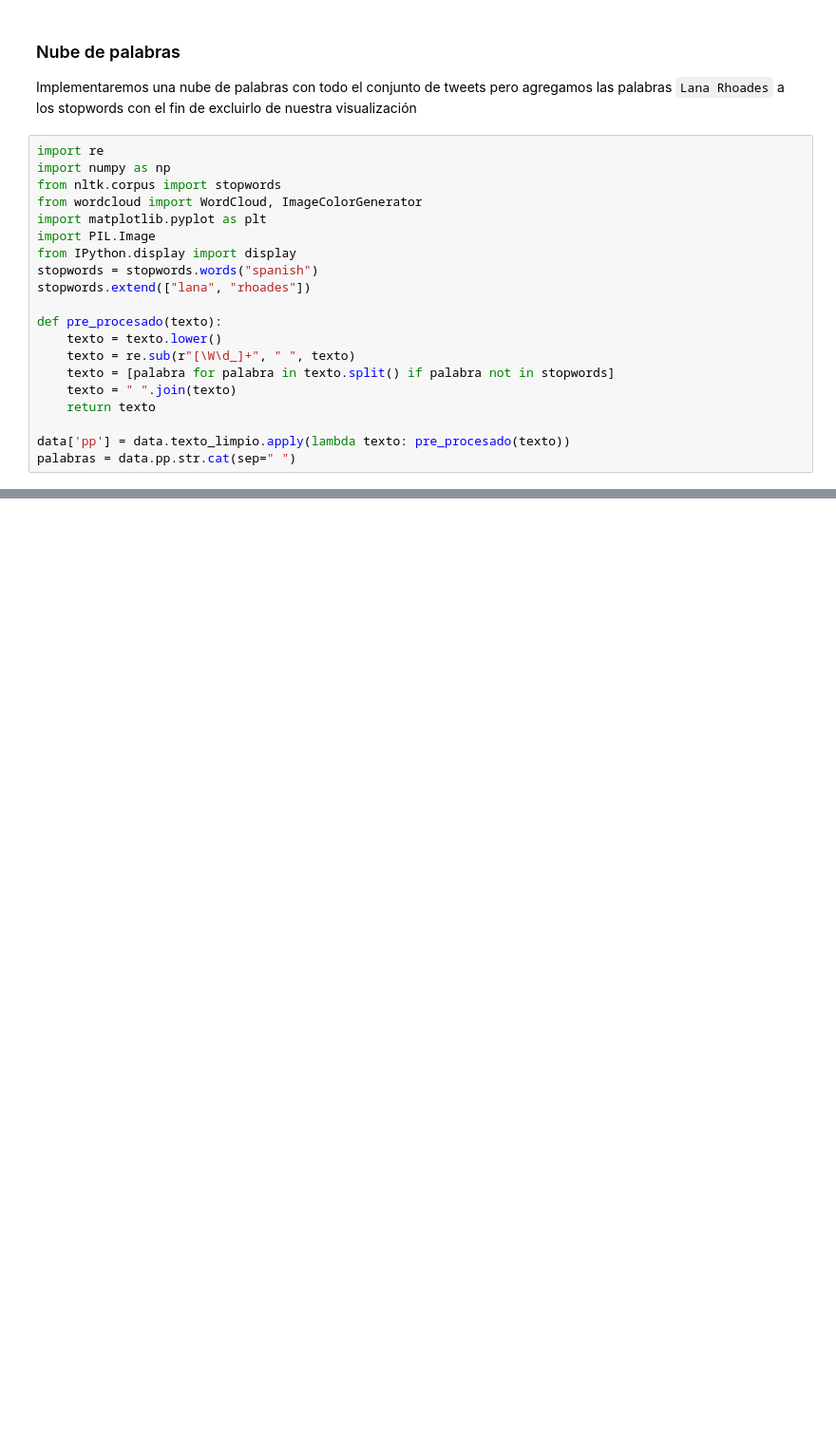
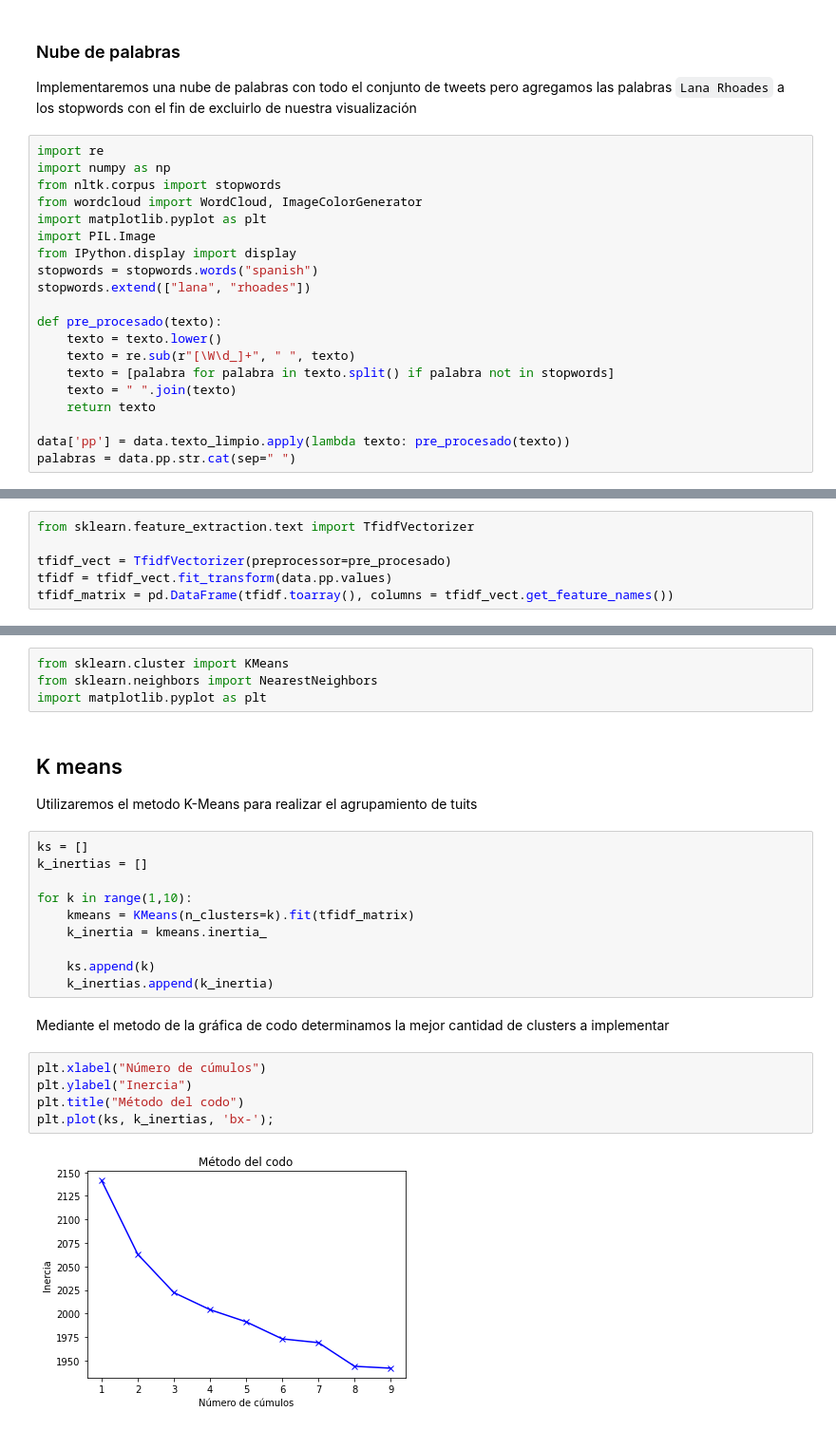
Before and after one commit to svargasg/KL-NLP, a Jupyter notebook: proyecto/proyecto.ipynb, the cells around one changed output, grey strips where cells are left out. Shown at 95% size. Saved outputs shown, nothing was run; the diff lists cells and outputs as text; blank space fills up the shorter version.

```diff
--- a/proyecto/proyecto.ipynb
+++ b/proyecto/proyecto.ipynb
@@ -247,0 +257,6 @@ plt.show()
+# %%
+from sklearn.feature_extraction.text import TfidfVectorizer
+
+tfidf_vect = TfidfVectorizer(preprocessor=pre_procesado)
+tfidf = tfidf_vect.fit_transform(data.pp.values)
+tfidf_matrix = pd.DataFrame(tfidf.toarray(), columns = tfidf_vect.get_feature_names())
@@ -247,0 +279,27 @@ plt.show()
+# %%
+from sklearn.cluster import KMeans
+from sklearn.neighbors import NearestNeighbors
+import matplotlib.pyplot as plt
+# %% [markdown]
+## K means
+
+Utilizaremos el metodo K-Means para realizar el agrupamiento de tuits
+# %%
+ks = []
+k_inertias = []
+
+for k in range(1,10):
+    kmeans = KMeans(n_clusters=k).fit(tfidf_matrix)
+    k_inertia = kmeans.inertia_
+
+    ks.append(k)
+    k_inertias.append(k_inertia)
+# %% [markdown]
+Mediante el metodo de la gráfica de codo determinamos la mejor cantidad de clusters a implementar
+# %%
+plt.xlabel("Número de cúmulos")
+plt.ylabel("Inercia")
+plt.title("Método del codo")
+plt.plot(ks, k_inertias, 'bx-');
+# %% [output]
+[figure, added]
```
Also changed, not shown: parts of 20 cells of this notebook, 1 other file.
